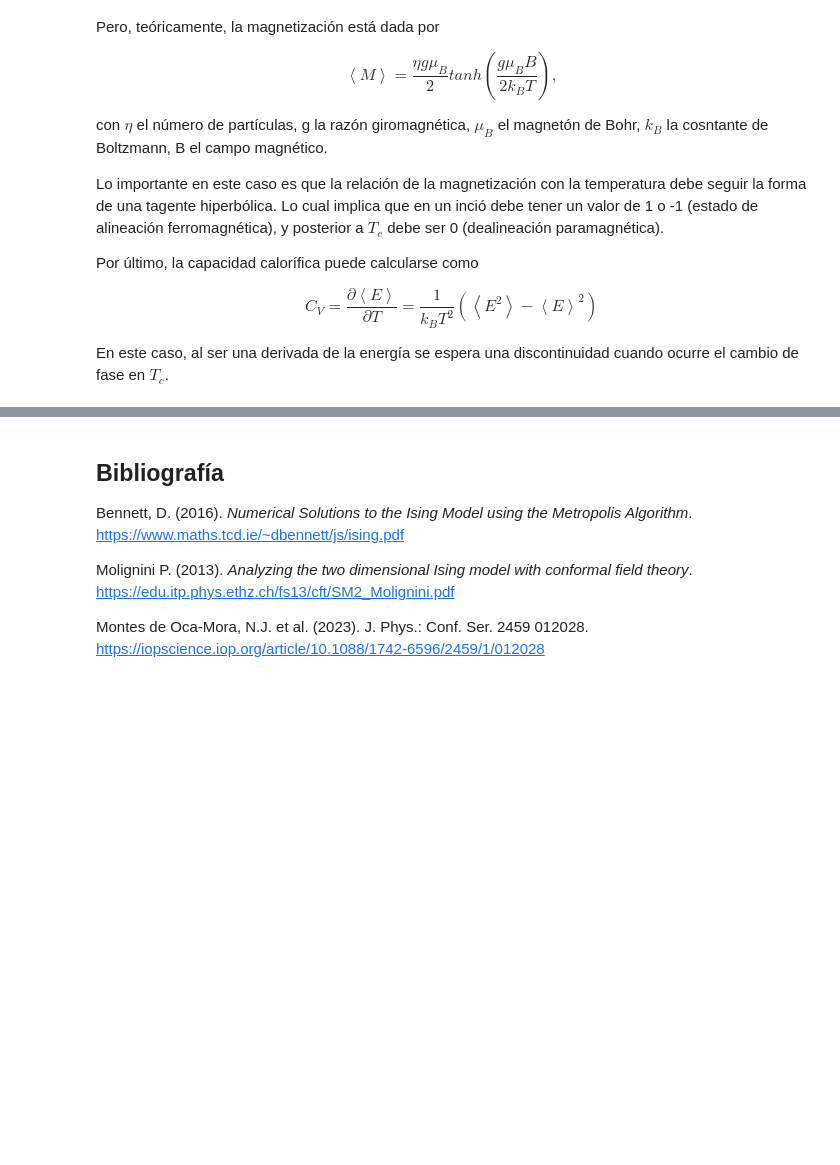
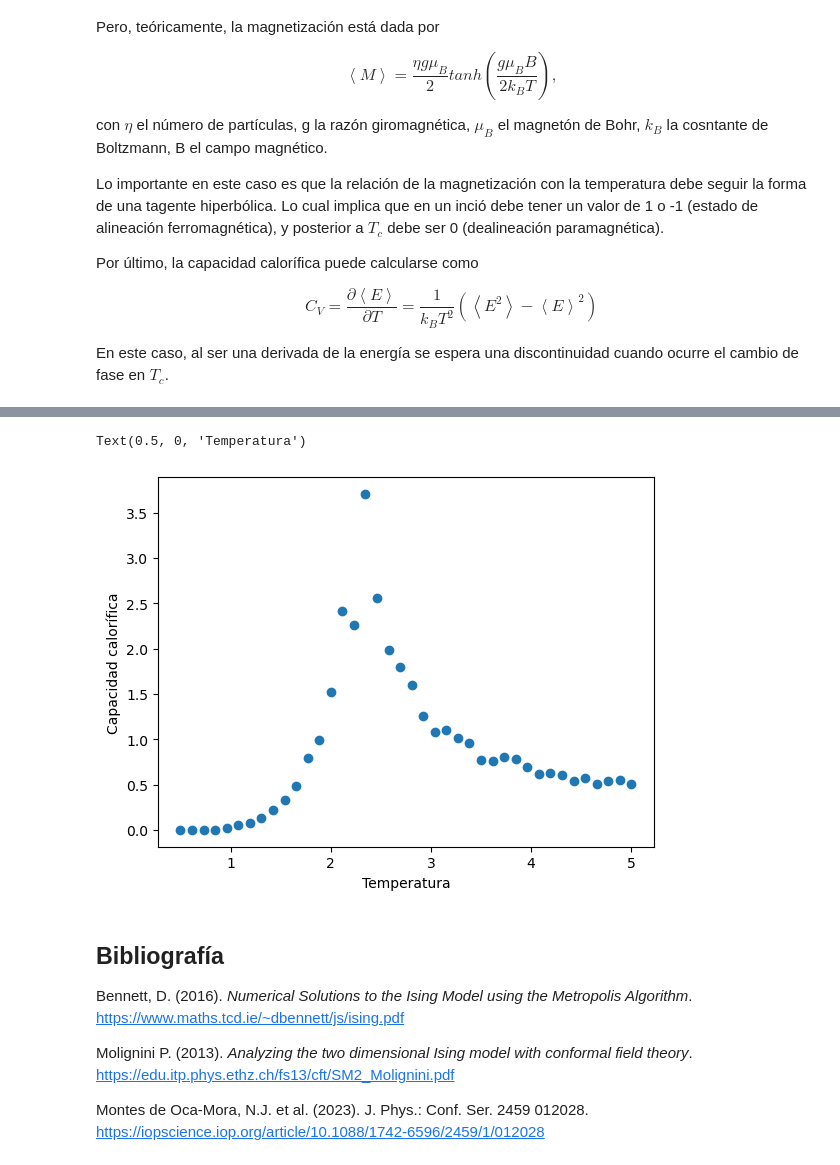
Before and after one commit to d1eg011/Proyecto_FC, a Jupyter notebook: proyecto_fc.ipynb, the cells around one changed output, grey strips where cells are left out. Saved outputs shown, nothing was run; the diff lists cells and outputs as text; code cells hidden in the pictures; blank space fills up the shorter version.

```diff
--- a/proyecto_fc.ipynb
+++ b/proyecto_fc.ipynb
@@ -250,0 +192,2 @@ def simulate_Ising(Ti, Tf, steps, size, mcsteps, init_state=1, J=1, kb=1):
+# %%
+C = ((Es ** 2).mean(axis=1) - (Es.mean(axis=1)) ** 2) / (temperatures * size * size)
@@ -251,3 +211,10 @@ def simulate_Ising(Ti, Tf, steps, size, mcsteps, init_state=1, J=1, kb=1):
+# %%
+plt.plot(temperatures, C, linestyle='None', marker='o')
+plt.ylabel("Capacidad calorífica")
+plt.xlabel("Temperatura")
+# %% [output]
+Text(0.5, 0, 'Temperatura')
+[figure, added]
 # %% [markdown]
 ## Bibliografía
 
```
Also changed, not shown: parts of 22 cells of this notebook.
